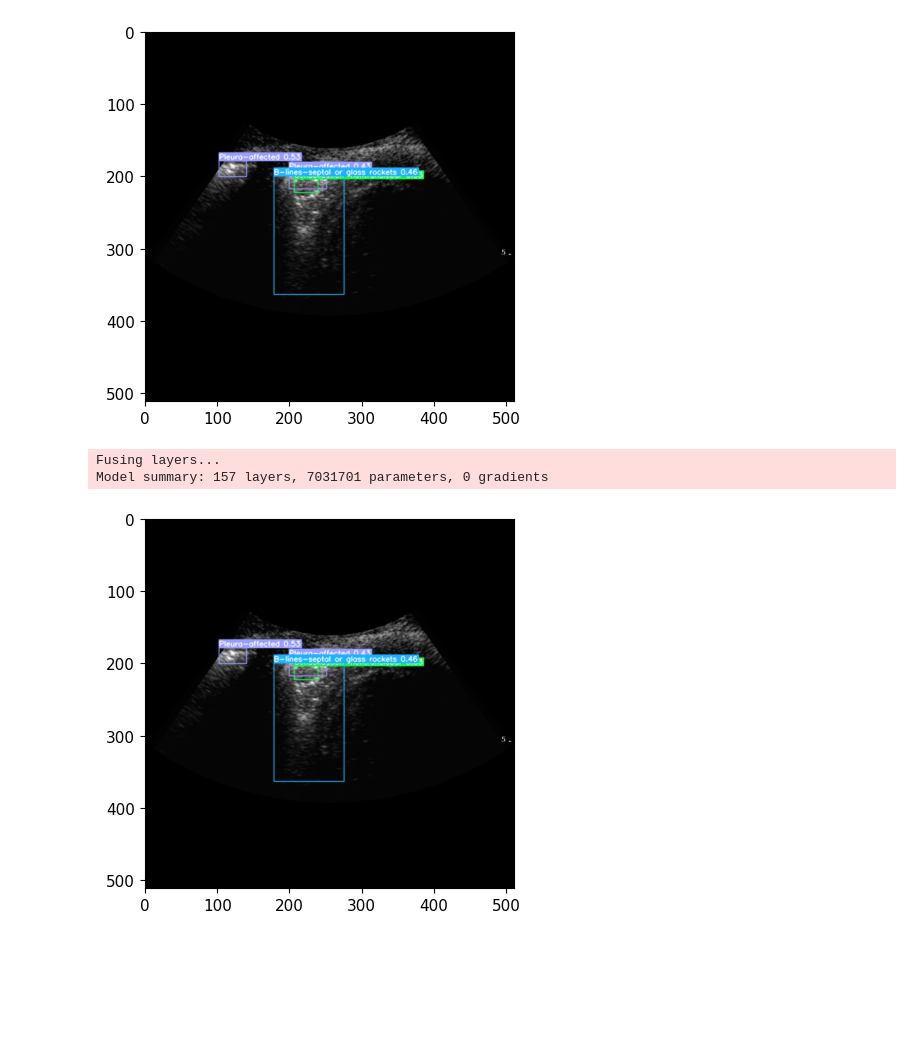
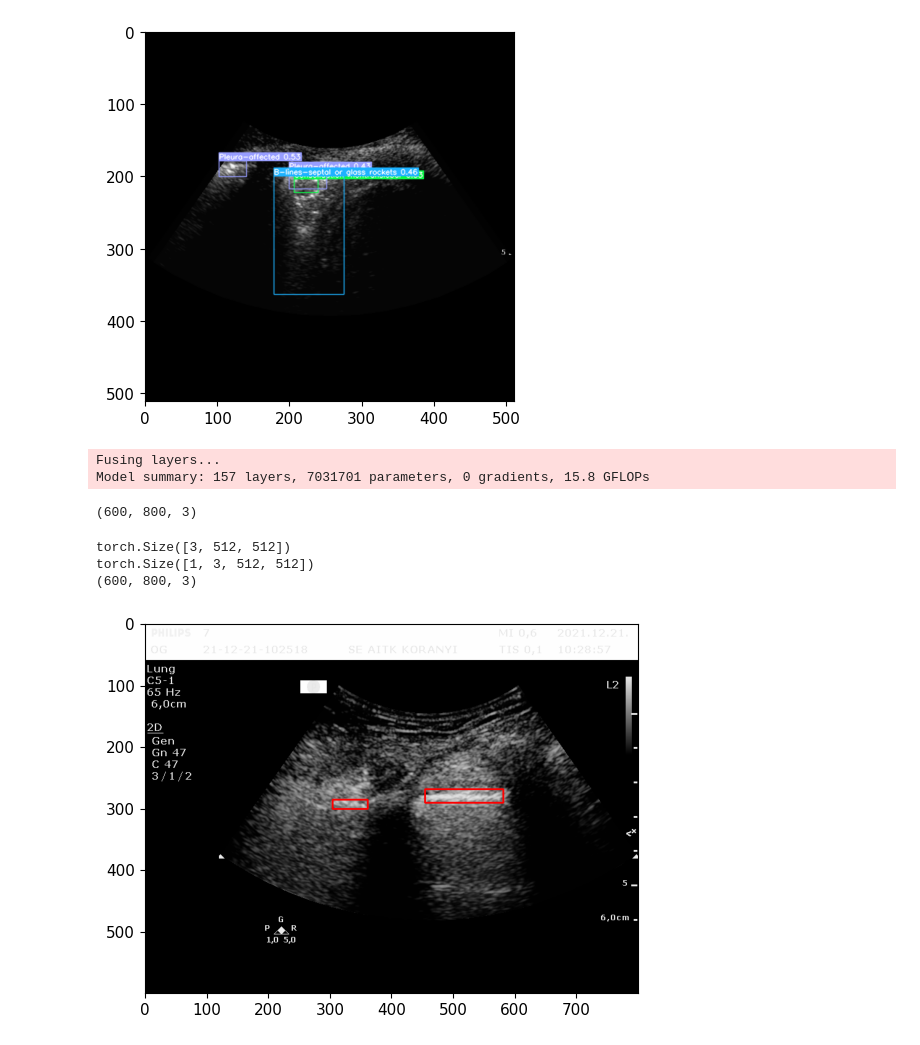
Before and after one commit to SlicerIGT/aigt, a Jupyter notebook: UltrasoundObjectDetection/YOLOv5/test_stripped_yolo.ipynb, the cells around one changed output. Cells and saved outputs as stored; diff of their text form; code cells hidden in the pictures; blank space fills up the shorter version.

```diff
--- a/UltrasoundObjectDetection/YOLOv5/test_stripped_yolo.ipynb
+++ b/UltrasoundObjectDetection/YOLOv5/test_stripped_yolo.ipynb
@@ -112,16 +113,36 @@ def predict_test(im0s):
 # %%
-from yolov5 import YOLOv5
-model_folder = f"C:/Canada/Networks/YOLOv5/dummyRun"
+from YOLOv5 import YOLOv5
+from Rebecca_YOLOv5 import Rebecca_YOLOv5
+model_folder = f'D:/GitRepos/aigt-LIVE/UltrasoundObjectDetection/YOLOv5/dummyRun'
 
-yolo_model = YOLOv5()
+yolo_model = Rebecca_YOLOv5()
 yolo_model.loadModel(model_folder, "testModel")
 # %% [output]
 Fusing layers...
-Model summary: 157 layers, 7031701 parameters, 0 gradients
+Model summary: 157 layers, 7031701 parameters, 0 gradients, 15.8 GFLOPs
+# %%
+from PIL import Image
+import numpy as np
+
+test_img_path_raw = 'D:/Data/Lung/test.png'
+test_img_path_processed = 'D:/Data/Lung/images/RawExports/lung_us/6_paralel_RUM_364.png'
+test_image = Image.open(test_img_path_raw).convert('RGB')
+#test_image = np.transpose(np.array(test_image),(2,0,1))
+test_image = np.array(test_image)
+test_image.shape
+# %% [output]
+(600, 800, 3)
 # %%
+from matplotlib import pyplot as plt
+import torch
+
 test_pred = yolo_model.predict(test_image)
 %matplotlib inline
-imgplot = plt.imshow(im0)
+test_pred.shape
+imgplot = plt.imshow(test_pred[0,:,:,:])
 plt.show()
 # %% [output]
+torch.Size([3, 512, 512])
+torch.Size([1, 3, 512, 512])
+(600, 800, 3)
-[figure, old version]
+[figure, new version]
```
Also changed, not shown: parts of 5 cells of this notebook, 3 other files.
